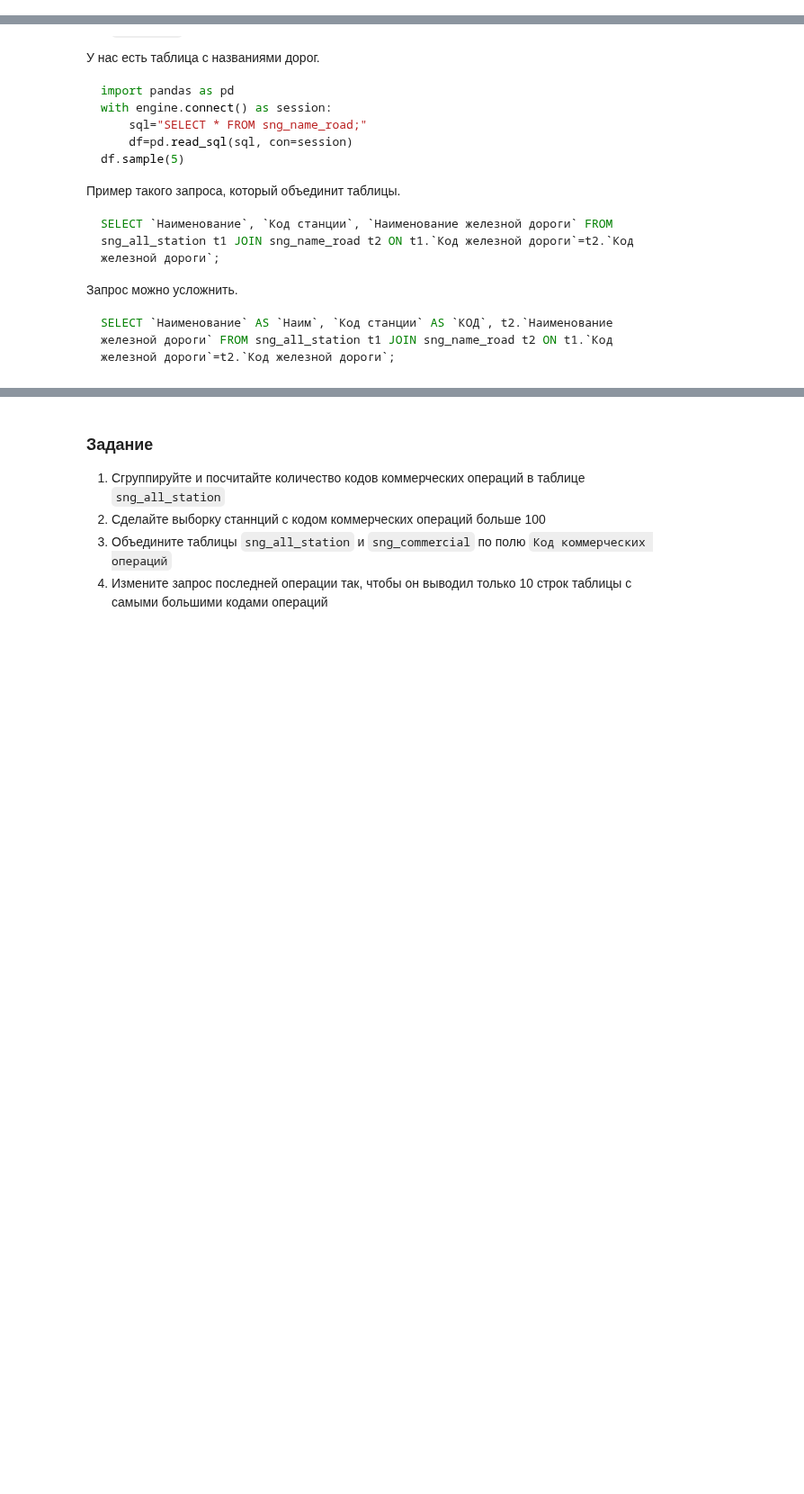
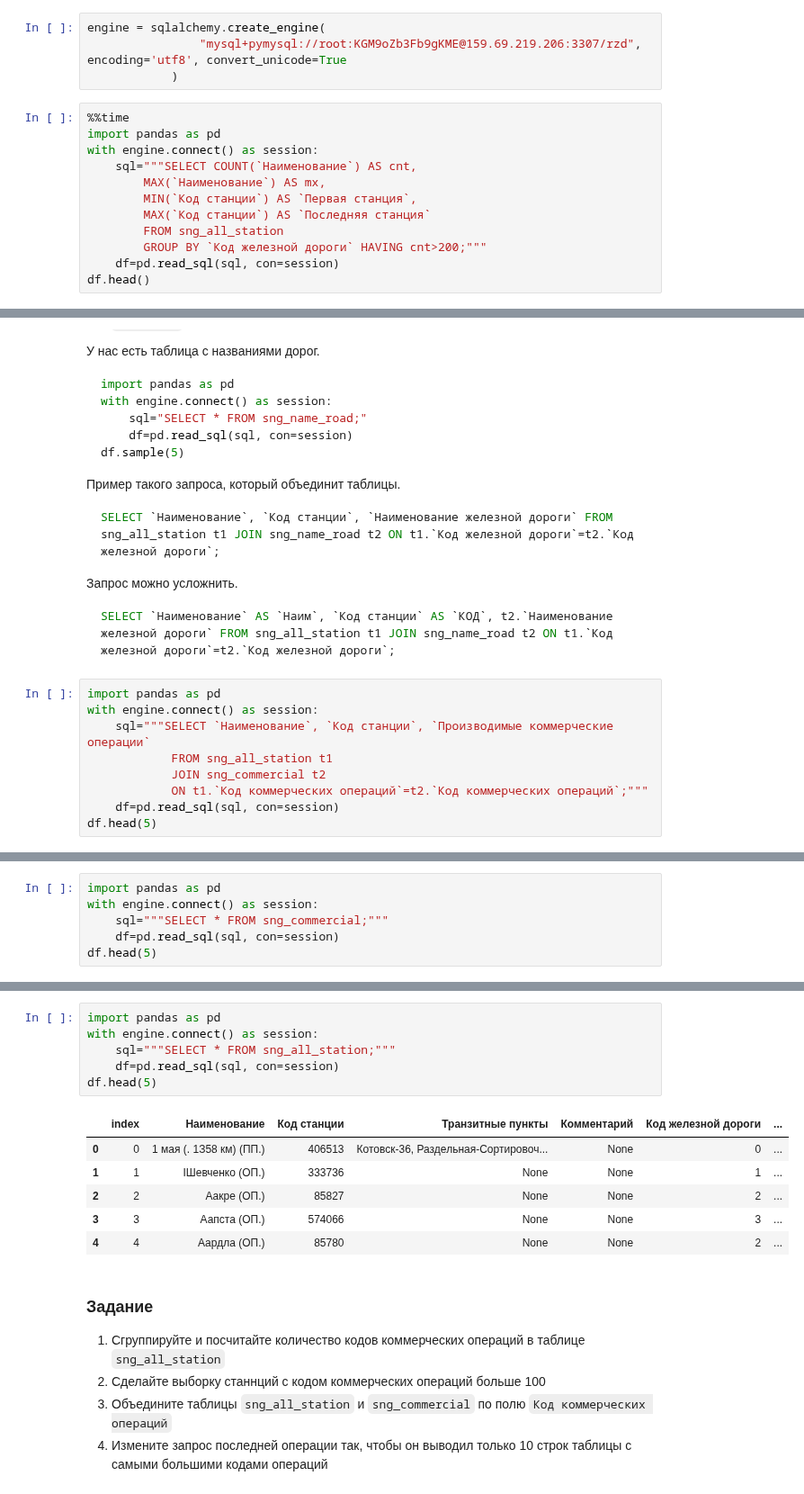
Before and after one commit to aikula/CuRZD, a Jupyter notebook: Less02 SQL.ipynb, the cells around one changed output, grey strips where cells are left out. Shown at 90% size. Saved outputs shown, nothing was run; the diff lists cells and outputs as text; blank space fills up the shorter version.

````diff
--- a/Less02 SQL.ipynb
+++ b/Less02 SQL.ipynb
@@ -268,3 +347,19 @@ SELECT * FROM sng_all_station ORDER BY `Код железной дороги` AS
 ```sql
 SELECT * FROM sng_all_station ORDER BY `Код железной дороги` ASC LIMIT 10;
 ```
+# %%
+engine = sqlalchemy.create_engine(
+                "mysql+pymysql://root:KGM9oZb3Fb9gKME@159.69.219.206:3307/rzd", encoding='utf8', convert_unicode=True
+            )
+# %%
+%%time
+import pandas as pd
+with engine.connect() as session:
+    sql="""SELECT COUNT(`Наименование`) AS cnt,
+        MAX(`Наименование`) AS mx,
+        MIN(`Код станции`) AS `Первая станция`,
+        MAX(`Код станции`) AS `Последняя станция`
+        FROM sng_all_station
+        GROUP BY `Код железной дороги` HAVING cnt>200;"""
+    df=pd.read_sql(sql, con=session)
+df.head()
@@ -297,3 +423,12 @@ SELECT `Наименование`, `Код станции`, `Наименова
 ```sql
 SELECT `Наименование` AS `Наим`, `Код станции` AS `КОД`, t2.`Наименование железной дороги` FROM sng_all_station t1 JOIN sng_name_road t2 ON t1.`Код железной дороги`=t2.`Код железной дороги`;
 ```
+# %%
+import pandas as pd
+with engine.connect() as session:
+    sql="""SELECT `Наименование`, `Код станции`, `Производимые коммерческие операции`
+            FROM sng_all_station t1
+            JOIN sng_commercial t2
+            ON t1.`Код коммерческих операций`=t2.`Код коммерческих операций`;"""
+    df=pd.read_sql(sql, con=session)
+df.head(5)
@@ -299,0 +451,6 @@ SELECT `Наименование` AS `Наим`, `Код станции` AS `К
+# %%
+import pandas as pd
+with engine.connect() as session:
+    sql="""SELECT * FROM sng_commercial;"""
+    df=pd.read_sql(sql, con=session)
+df.head(5)
@@ -300,3 +464,16 @@ SELECT `Наименование` AS `Наим`, `Код станции` AS `К
+# %%
+import pandas as pd
+with engine.connect() as session:
+    sql="""SELECT * FROM sng_all_station;"""
+    df=pd.read_sql(sql, con=session)
+df.head(5)
+# %% [output]
+|  | index | Наименование | Код станции | Транзитные пункты | Комментарий | Код железной дороги | ... |
+| 0 | 0 | 1 мая (. 1З58 км) (ПП.) | 406513 | Котовск-36, Раздельная-Сортировоч... | None | 0 | ... |
+| 1 | 1 | IШевченко (ОП.) | 333736 | None | None | 1 | ... |
+| 2 | 2 | Аакре (ОП.) | 85827 | None | None | 2 | ... |
+| 3 | 3 | Аапста (ОП.) | 574066 | None | None | 3 | ... |
+| 4 | 4 | Аардла (ОП.) | 85780 | None | None | 2 | ... |
 # %% [markdown]
 ### Задание
 
````
Also changed, not shown: parts of 16 cells of this notebook, 1 other file.
